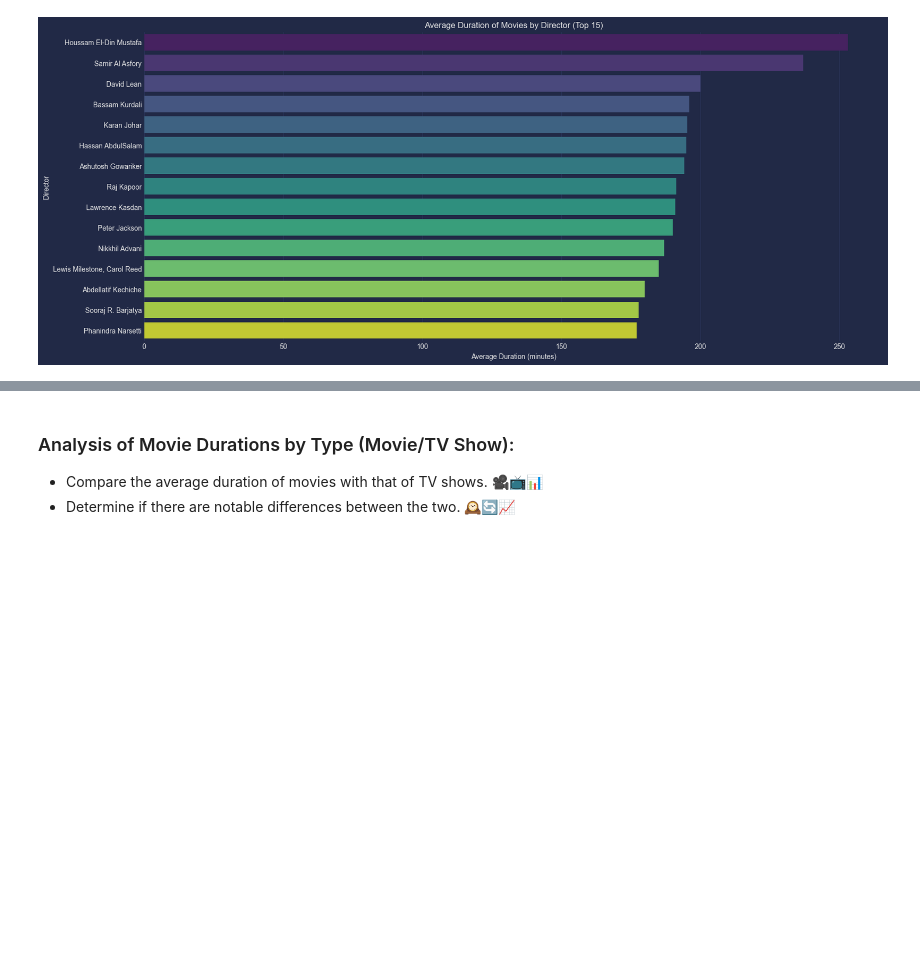
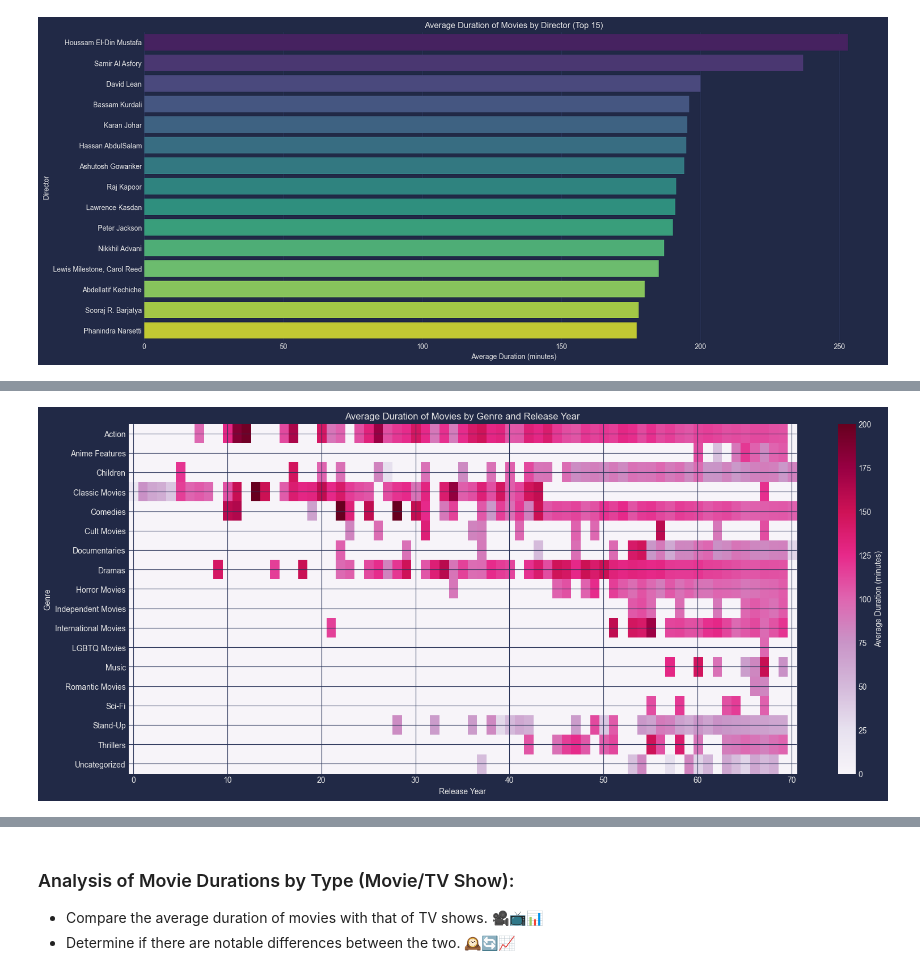
Before and after one commit to MahmoudNamNam/Data-Analysis-Projects, a Jupyter notebook: Investigating Netflix Movies/Investigating Netflix Movies..ipynb, the cells around one changed output, grey strips where cells are left out. Saved outputs shown, nothing was run; the diff lists cells and outputs as text; code cells hidden in the pictures; blank space fills up the shorter version.

```diff
--- a/Investigating Netflix Movies/Investigating Netflix Movies..ipynb
+++ b/Investigating Netflix Movies/Investigating Netflix Movies..ipynb
@@ -216,0 +303,8 @@ plt.show()
+# %%
+# Round release year to the nearest decade
+movies_data['release_decade'] = (movies_data['release_year'] // 10) * 10
+
+# Create a pivot table to analyze the average duration of movies by genre and release year
+genre_duration_pivot = pd.pivot_table(movies_data, values='duration', index='genre', columns='release_year', aggfunc='mean', fill_value=0)
+
+genre_duration_pivot
@@ -216,0 +331,12 @@ plt.show()
+# %%
+plt.figure(figsize=(19, 8))
+plt.imshow(genre_duration_pivot, cmap='PuRd', aspect='auto', vmin=0, vmax=200)  # Assuming duration is in minutes
+plt.colorbar(label='Average Duration (minutes)')
+plt.title('Average Duration of Movies by Genre and Release Year')
+plt.xlabel('Release Year')
+plt.ylabel('Genre')
+# plt.xticks(range(len(genre_duration_pivot.columns)), genre_duration_pivot.columns)  # Display genre names on the y-axis
+plt.yticks(range(len(genre_duration_pivot.index)), genre_duration_pivot.index)  # Display genre names on the y-axis
+plt.show()
+# %% [output]
+[figure, added]
```
Also changed, not shown: parts of 9 cells of this notebook.
